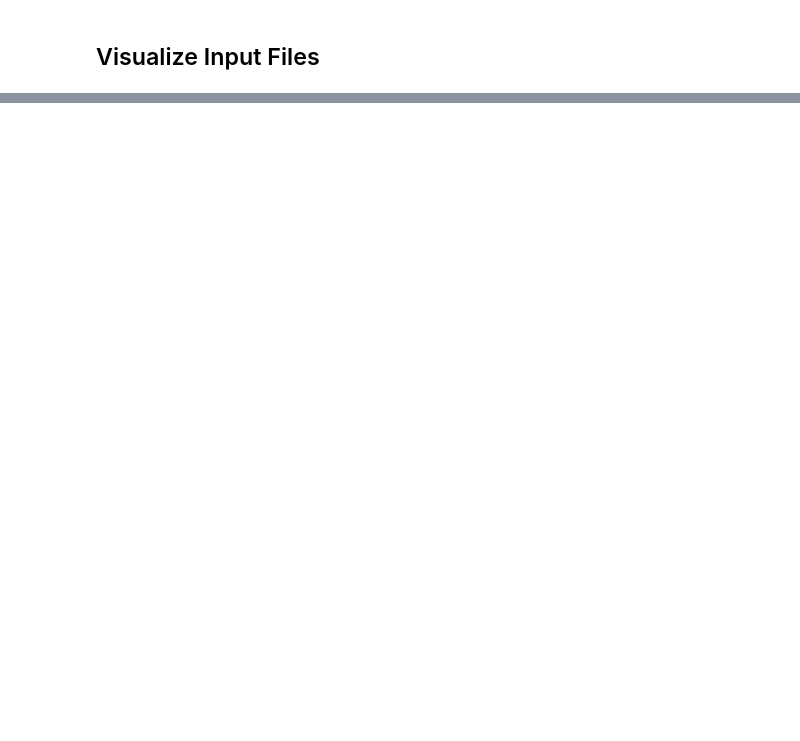
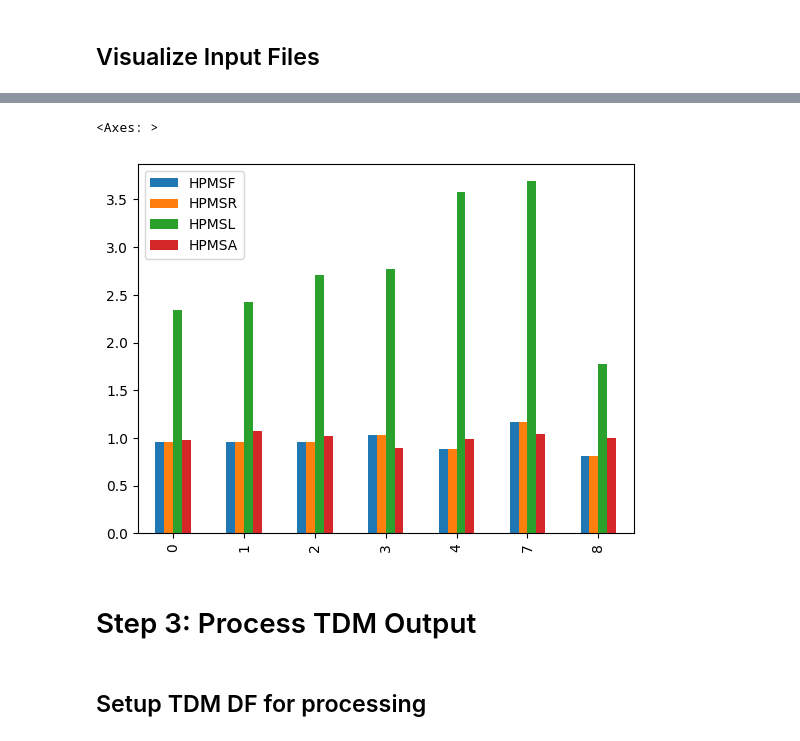
Before and after one commit to jlillywhiteMAG/MOVES_Input_Creation, a Jupyter notebook: MOVES_Input_File_Preparation_DRAFT.ipynb, the cells around one changed output, grey strips where cells are left out. Saved outputs shown, nothing was run; the diff lists cells and outputs as text; code cells hidden in the pictures; blank space fills up the shorter version.

```diff
--- a/MOVES_Input_File_Preparation_DRAFT.ipynb
+++ b/MOVES_Input_File_Preparation_DRAFT.ipynb
@@ -67,0 +113,7 @@ county_df = pd.read_csv(county_filepath)
+# %%
+#Since HPMS Factors are County-Specific, delete duplicate values,
+hpms_df=hpms_df.replace(to_replace=r"\N",value=0)
+hpms_df=hpms_df.drop_duplicates(subset=['County_FIPS'])
+
+#Rename 'City_FIPS' column
+hpms_df.rename(columns={'City_FIPS': 'CITY_FIPS'}, inplace=True)
@@ -67,0 +132,10 @@ county_df = pd.read_csv(county_filepath)
+# %%
+#View HPMS Chart
+hpms_df[['HPMSF','HPMSR','HPMSL','HPMSA']].plot(kind='bar')
+# %% [output]
+<Axes: >
+[figure, added]
+# %% [markdown]
+# Step 3: Process TDM Output
+# %% [markdown]
+## Setup TDM DF for processing
```
Also changed, not shown: parts of 39 cells of this notebook.
